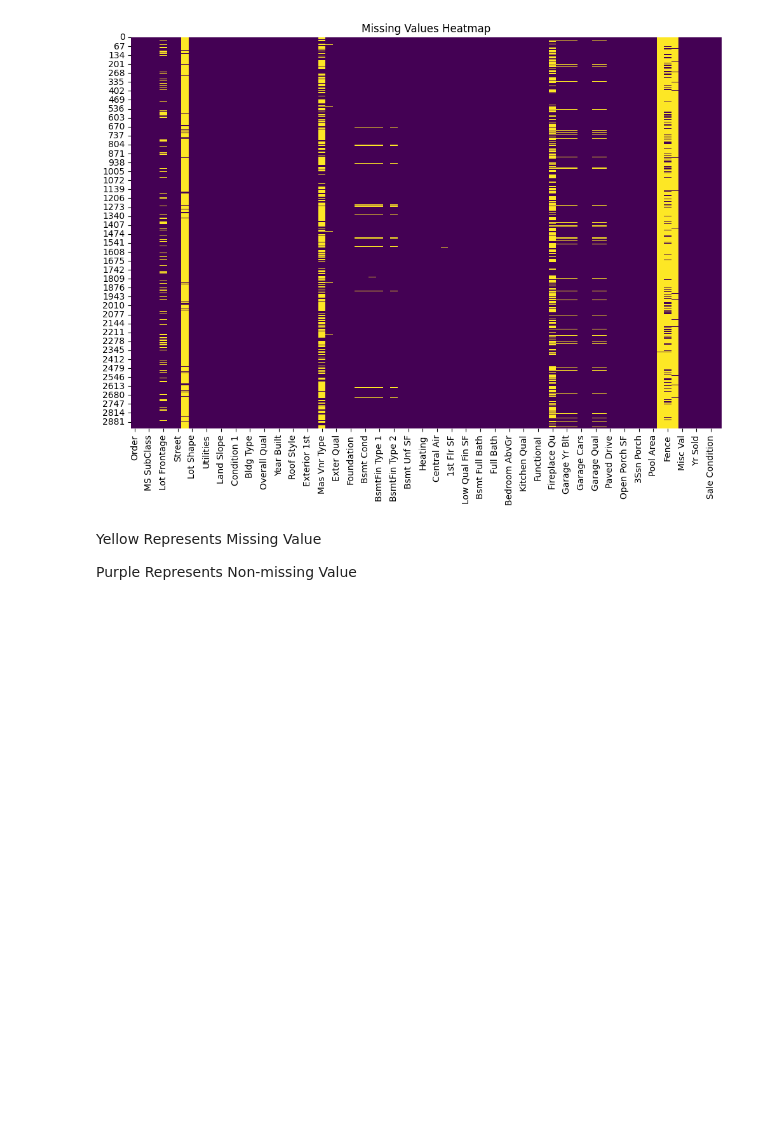
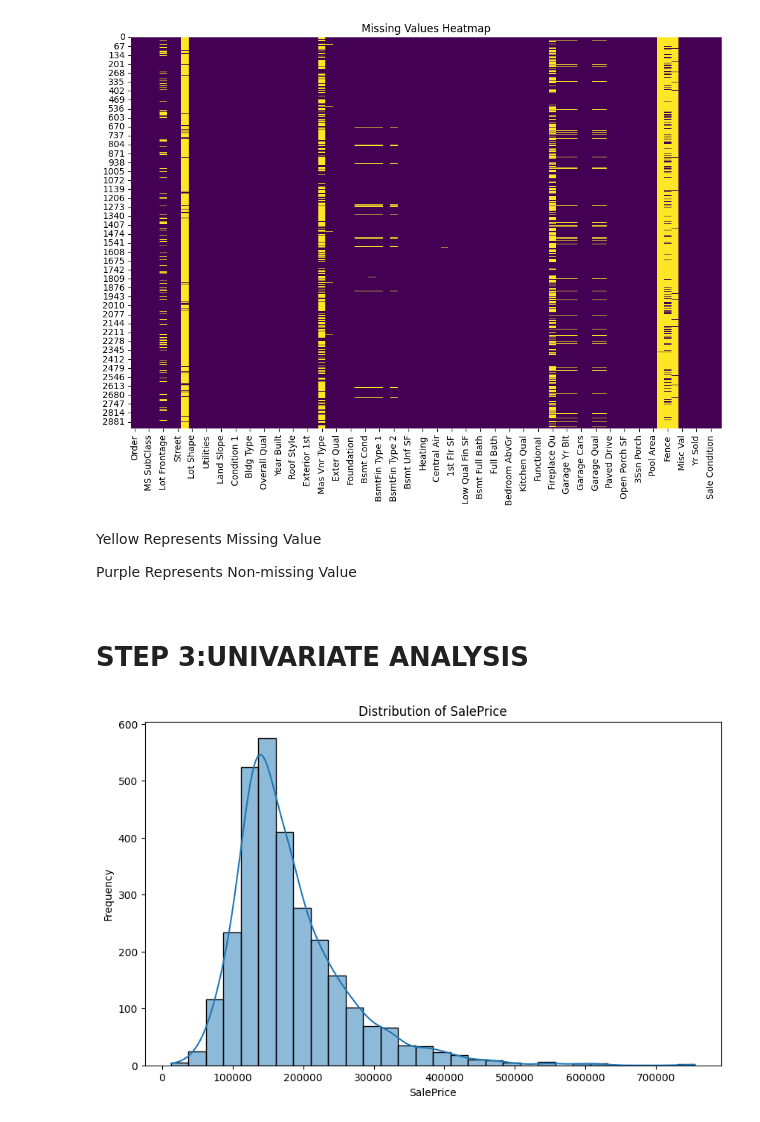
Before and after one commit to soham842op/House-Price-Prediction, a Jupyter notebook: analysis/EDA.ipynb, the cells around one changed output. Saved outputs shown, nothing was run; the diff lists cells and outputs as text; code cells hidden in the pictures; blank space fills up the shorter version.

```diff
--- a/analysis/EDA.ipynb
+++ b/analysis/EDA.ipynb
@@ -114,3 +97,10 @@ Visualizing Missing Values...
 # %% [markdown]
 <P>Yellow Represents Missing Value
 <p>Purple Represents Non-missing Value
+# %% [markdown]
+<h1>STEP 3:UNIVARIATE ANALYSIS
+# %%
+univariate_analyzer=UnivariateAnalyzer(NumericalUnivariateAnalysis())
+univariate_analyzer.execute_analysis(df,'SalePrice') #(data_variable,column_name)
+# %% [output]
+[figure, added]
```
Also changed, not shown: parts of 9 cells of this notebook.
